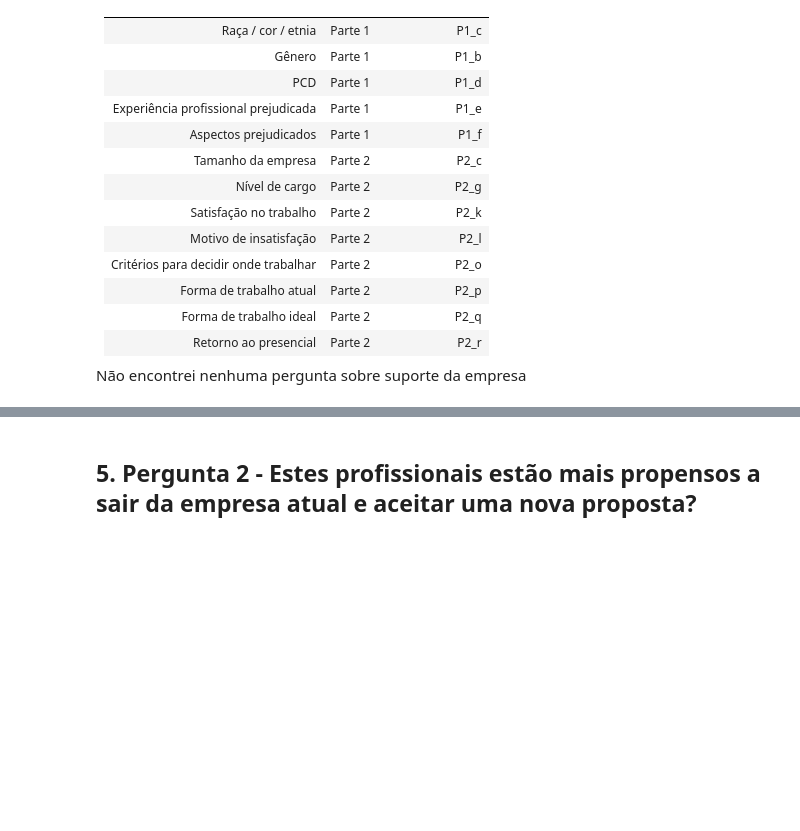
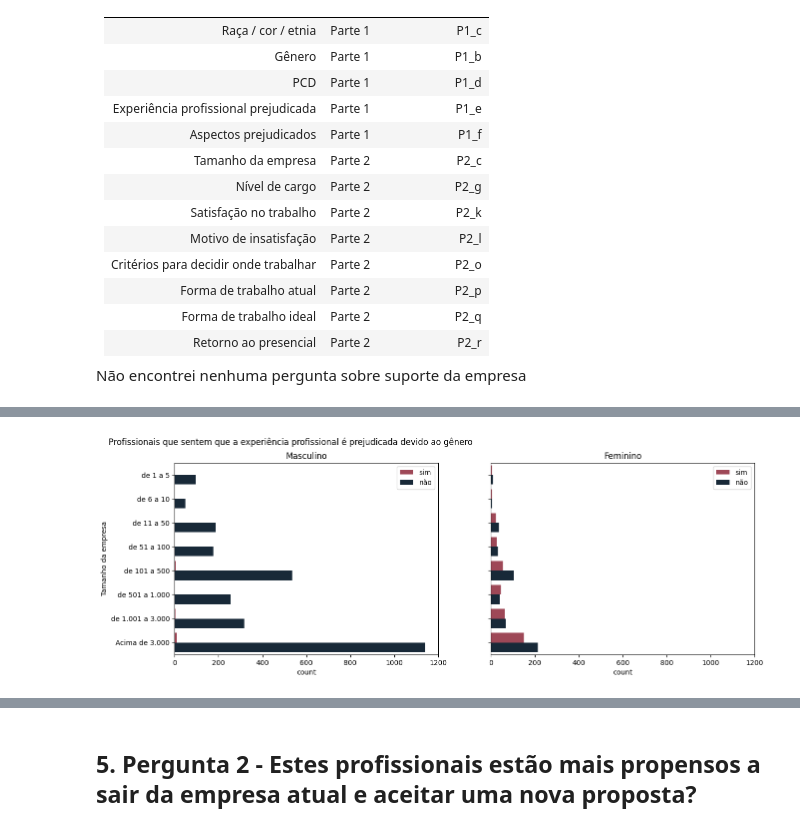
Before and after one commit to leticiafaria7/challenge-state-of-data, a Jupyter notebook: challenge-state-of-data.ipynb, the cells around one changed output, grey strips where cells are left out. Drawn from its saved outputs; the diff is of its cells as text; code cells hidden in the pictures; blank space fills up the shorter version.

Commit message:
analise de experiencia prejudicada dos grupos de div por tamanho da empresa

```diff
--- a/challenge-state-of-data.ipynb
+++ b/challenge-state-of-data.ipynb
@@ -954,0 +918,68 @@ satisfacao_diversidade[['genero', 'tamanho_empresa', 'exp_profiss_prejud']].valu
+# %%
+# genero
+
+prejudicada_genero = satisfacao_diversidade[['genero', 'tamanho_empresa', 'exp_profiss_prejud', 'aspectos_prejudicados', 'satisfacao_trabalho', 'motivo_insatisfacao']]
+
+prejudicada_genero['exp_profiss_prejud'] = prejudicada_genero['exp_profiss_prejud'].astype(str)
+prejudicada_genero['prejud_genero'] = prejudicada_genero['exp_profiss_prejud'].apply(lambda x: 'não' if x.count('gênero') == 0 else 'sim')
+
+df = prejudicada_genero[['genero', 'tamanho_empresa', 'prejud_genero']].value_counts().to_frame().reset_index().sort_values('tamanho_empresa', ascending = True)
+
+ordem_tamanho = {'de 1 a 5': 1,
+                 'de 6 a 10':2,
+                 'de 11 a 50':3,
+                 'de 51 a 100':4,
+                 'de 101 a 500':5,
+                 'de 501 a 1.000':6,
+                 'de 1.001 a 3.000':7,
+                 'Acima de 3.000':8}
+
+df['ordem'] = df['tamanho_empresa'].map(ordem_tamanho)
+
+# criar uma figura e os subplots
+fig, axes = plt.subplots(1, 2, figsize = (15, 5), sharey = True)
+
+# G1
+sns.barplot(x = 'count',
+            y = 'tamanho_empresa',
+            data = df[df['genero'] == 'Masculino'].sort_values('ordem'),
+            hue = 'prejud_genero',
+            ax = axes[0],
+            orient = 'h',
+            palette = ['#ac3a4e', '#13293d'])
+
+axes[0].set_title('Masculino')
+
+# G2
+sns.barplot(x = 'count',
+            y = 'tamanho_empresa',
+            data = df[df['genero'] == 'Feminino'].sort_values('ordem'),
+            hue = 'prejud_genero',
+            ax = axes[1],
+            orient = 'h',
+            palette = ['#ac3a4e', '#13293d'])
+
+axes[1].set_title('Feminino')
+
+# definir o mesmo limite do eixo x para ambos os gráficos
+axes[0].set_xlim(0, 1200)
+axes[1].set_xlim(0, 1200)
+
+# nome do eixo y
+axes[0].set_ylabel('Tamanho da empresa')
+axes[1].set_ylabel('')
+
+# título da legenda
+axes[0].legend(title = '')
+axes[1].legend(title = '')
+
+# título geral
+fig.suptitle('Profissionais que sentem que a experiência profissional é prejudicada devido ao gênero', x = 0.28)
+
+# exibir os gráficos
+plt.show()
+
+# supress warnings
+warnings.filterwarnings("ignore")
+# %% [output]
+[figure, added]
```
Also changed, not shown: parts of 8 cells of this notebook.
